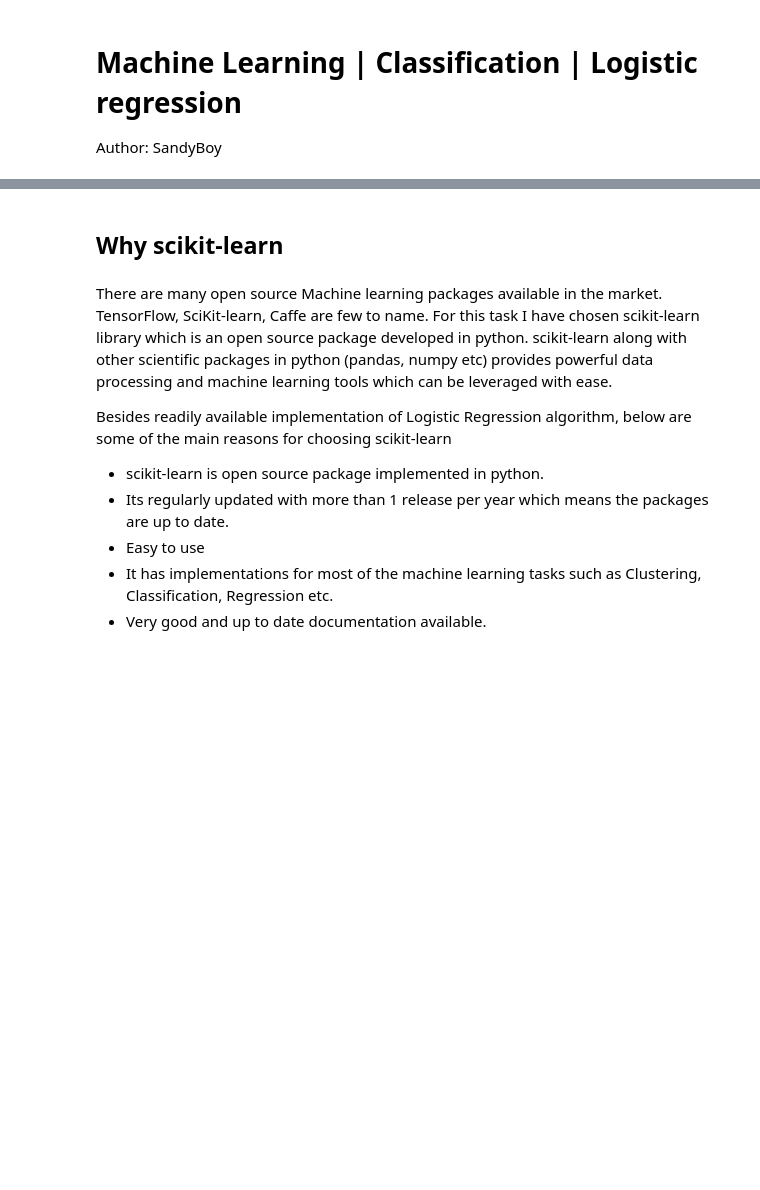
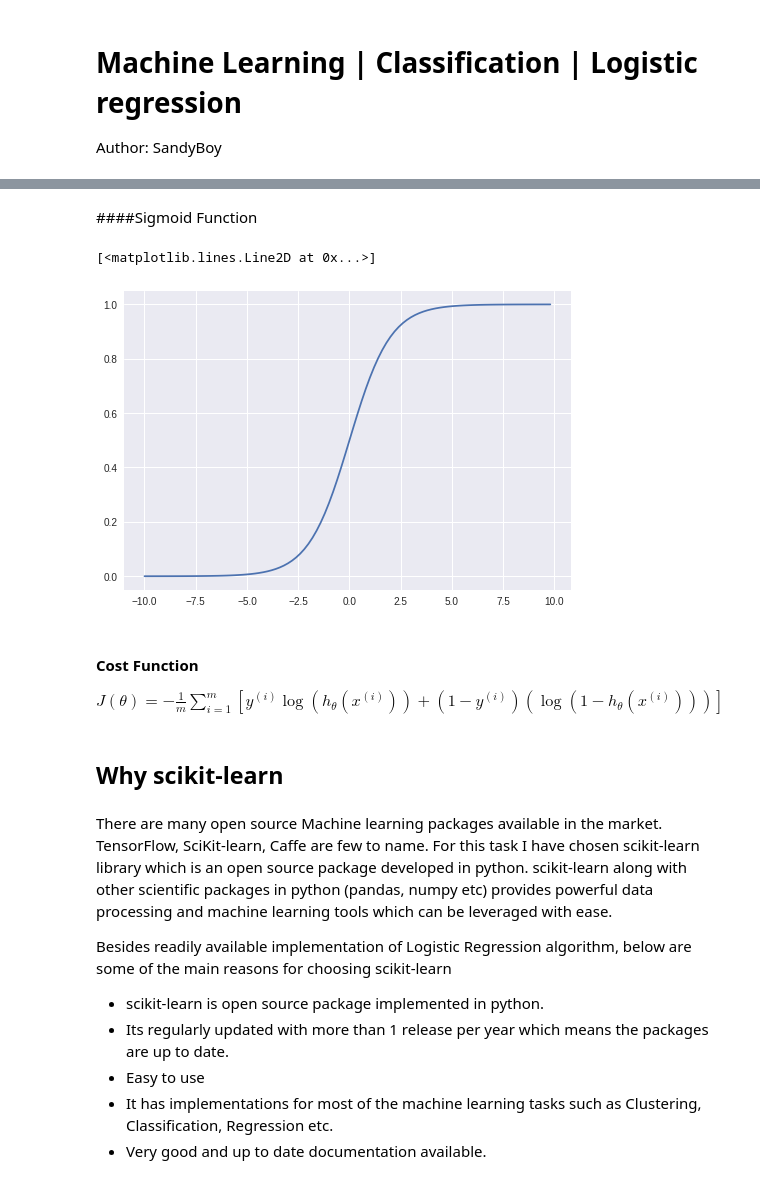
Before and after one commit to KrisSandy/ExMachineLearning, a Jupyter notebook: ML_Classification_Logistic_Regression.ipynb, the cells around one changed output, grey strips where cells are left out. Saved outputs shown, nothing was run; the diff lists cells and outputs as text; code cells hidden in the pictures; blank space fills up the shorter version.

```diff
--- a/ML_Classification_Logistic_Regression.ipynb
+++ b/ML_Classification_Logistic_Regression.ipynb
@@ -6,3 +18,20 @@ Author: SandyBoy
+# %% [markdown]
+####Sigmoid Function
+# %%
+import math
+import matplotlib.pyplot as plt
+import numpy as np
+
+x = np.arange(-10., 10., 0.2)
+y = [1/(1+math.exp(-i)) for i in x]
+plt.plot(x, y)
+# %% [output]
+[<matplotlib.lines.Line2D at 0x...>]
+[figure, added]
+# %% [markdown]
+#### Cost Function
+
+$J(\theta) = -\frac{1}{m}\displaystyle\sum_{i=1}^{m}[y^{(i)}\log(h_\theta(x^{(i)})) + (1-y^{(i)})(\log(1-h_\theta(x^{(i)})))]$
 # %% [markdown]
 ## Why scikit-learn
 # %% [markdown]
```
Also changed, not shown: parts of 3 cells of this notebook.
